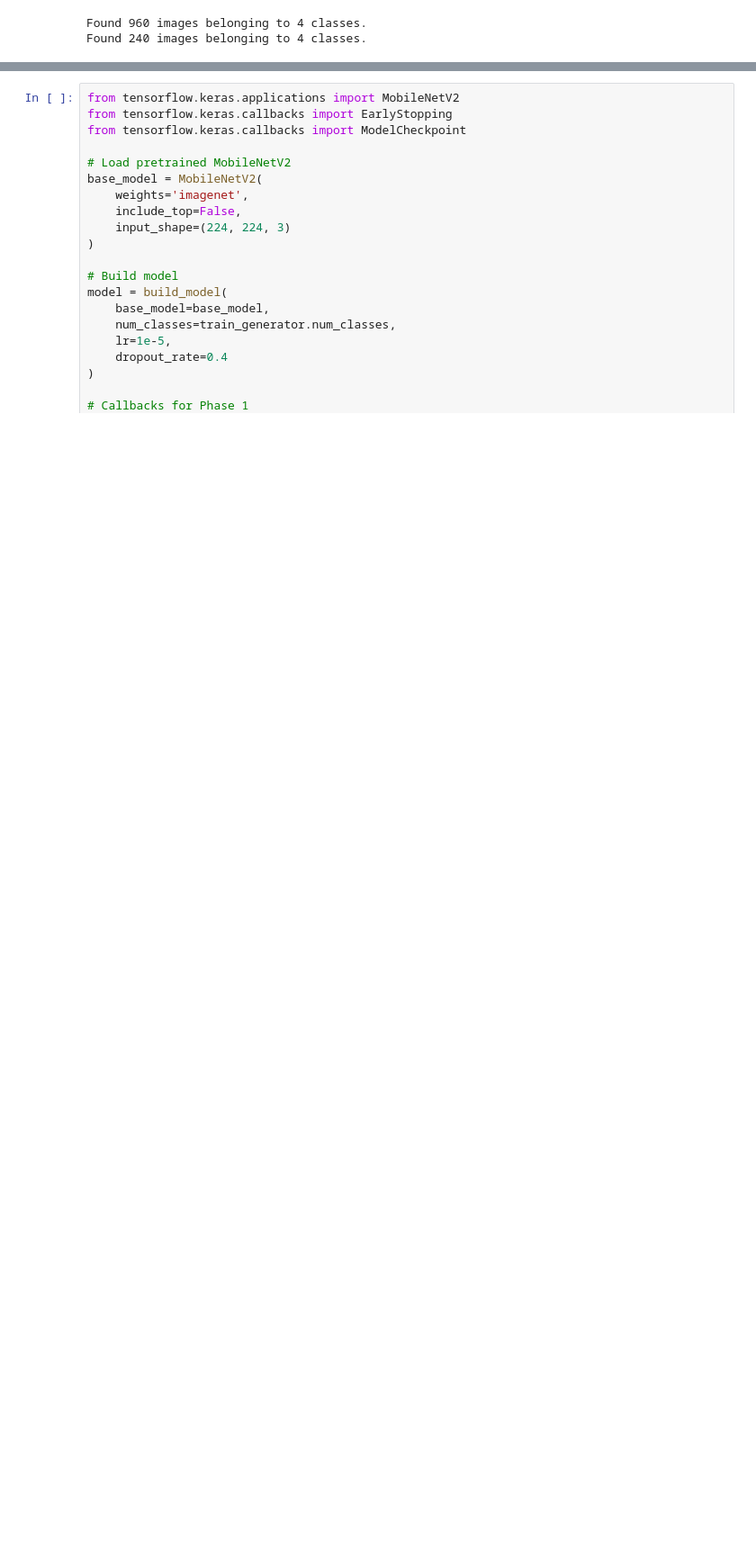
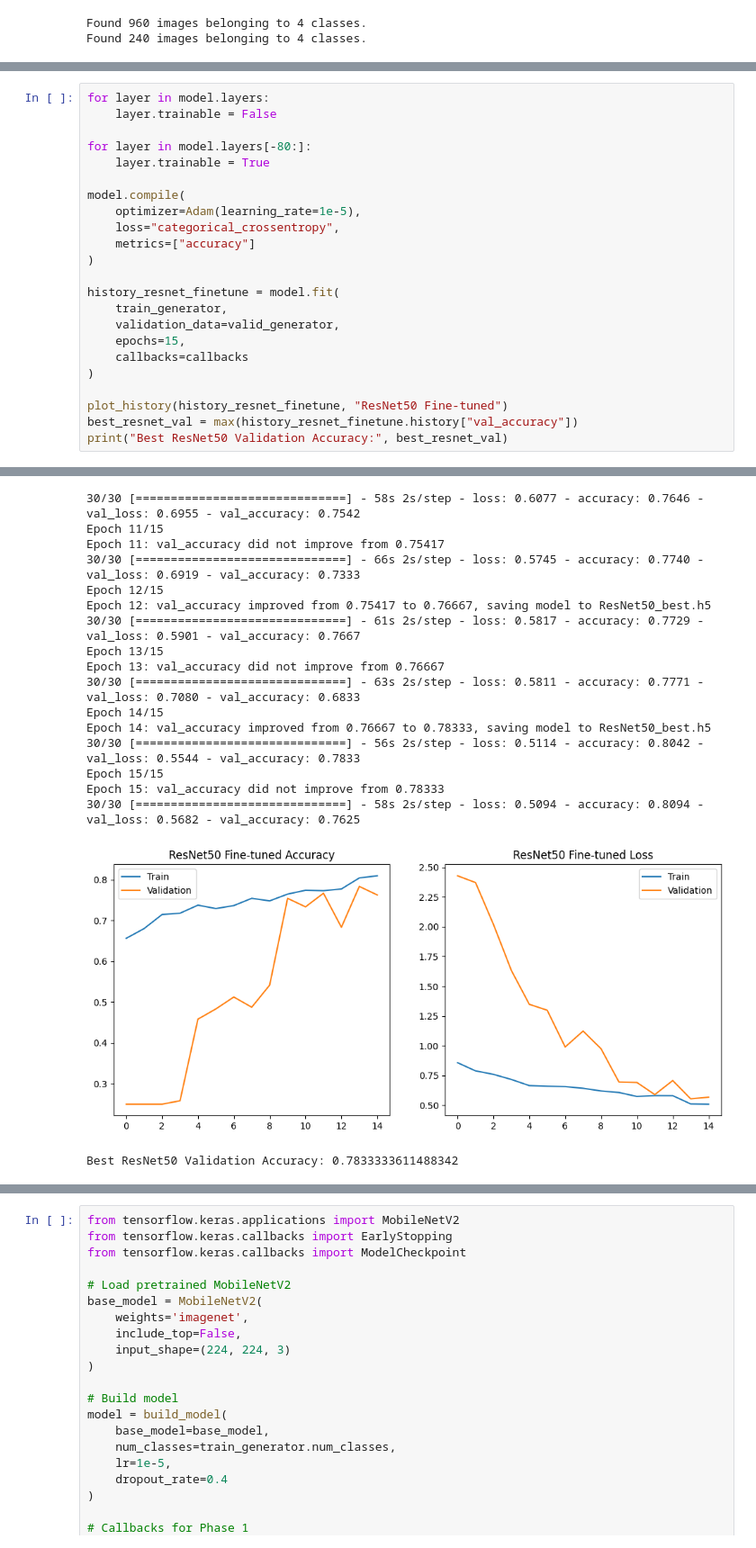
Before and after one commit to Springboard-Mentor-DermalScan/AI-DermalScan_Batch9, a Jupyter notebook: dermalscan.ipynb, the cells around one changed output, grey strips where cells are left out. Shown at 90% size. Drawn from its saved outputs; the diff is of its cells as text; blank space fills up the shorter version.

```diff
--- a/dermalscan.ipynb
+++ b/dermalscan.ipynb
@@ -201,0 +344,24 @@ def build_model(base_model, num_classes, lr=1e-4, dropout_rate=0.4):
+# %%
+for layer in model.layers:
+    layer.trainable = False
+
+for layer in model.layers[-80:]:
+    layer.trainable = True
+
+model.compile(
+    optimizer=Adam(learning_rate=1e-5),
+    loss="categorical_crossentropy",
+    metrics=["accuracy"]
+)
+
+history_resnet_finetune = model.fit(
+    train_generator,
+    validation_data=valid_generator,
+    epochs=15,
+    callbacks=callbacks
+)
+
+plot_history(history_resnet_finetune, "ResNet50 Fine-tuned")
+best_resnet_val = max(history_resnet_finetune.history["val_accuracy"])
+print("Best ResNet50 Validation Accuracy:", best_resnet_val)
+# %% [output]
@@ -201,0 +385,18 @@ def build_model(base_model, num_classes, lr=1e-4, dropout_rate=0.4):
+30/30 [==============================] - 58s 2s/step - loss: 0.6077 - accuracy: 0.7646 - val_loss: 0.6955 - val_accuracy: 0.7542
+Epoch 11/15
+Epoch 11: val_accuracy did not improve from 0.75417
+30/30 [==============================] - 66s 2s/step - loss: 0.5745 - accuracy: 0.7740 - val_loss: 0.6919 - val_accuracy: 0.7333
+Epoch 12/15
+Epoch 12: val_accuracy improved from 0.75417 to 0.76667, saving model to ResNet50_best.h5
+30/30 [==============================] - 61s 2s/step - loss: 0.5817 - accuracy: 0.7729 - val_loss: 0.5901 - val_accuracy: 0.7667
+Epoch 13/15
+Epoch 13: val_accuracy did not improve from 0.76667
+30/30 [==============================] - 63s 2s/step - loss: 0.5811 - accuracy: 0.7771 - val_loss: 0.7080 - val_accuracy: 0.6833
+Epoch 14/15
+Epoch 14: val_accuracy improved from 0.76667 to 0.78333, saving model to ResNet50_best.h5
+30/30 [==============================] - 56s 2s/step - loss: 0.5114 - accuracy: 0.8042 - val_loss: 0.5544 - val_accuracy: 0.7833
+Epoch 15/15
+Epoch 15: val_accuracy did not improve from 0.78333
+30/30 [==============================] - 58s 2s/step - loss: 0.5094 - accuracy: 0.8094 - val_loss: 0.5682 - val_accuracy: 0.7625
+[figure, added]
+Best ResNet50 Validation Accuracy: 0.7833333611488342
```
Also changed, not shown: parts of 15 cells of this notebook, 3 other files.
